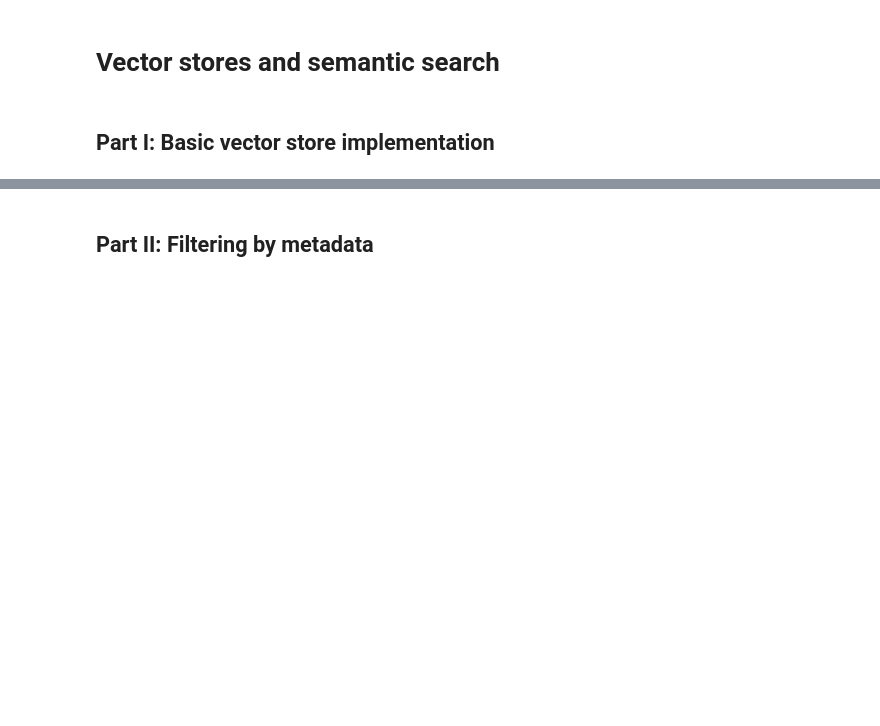
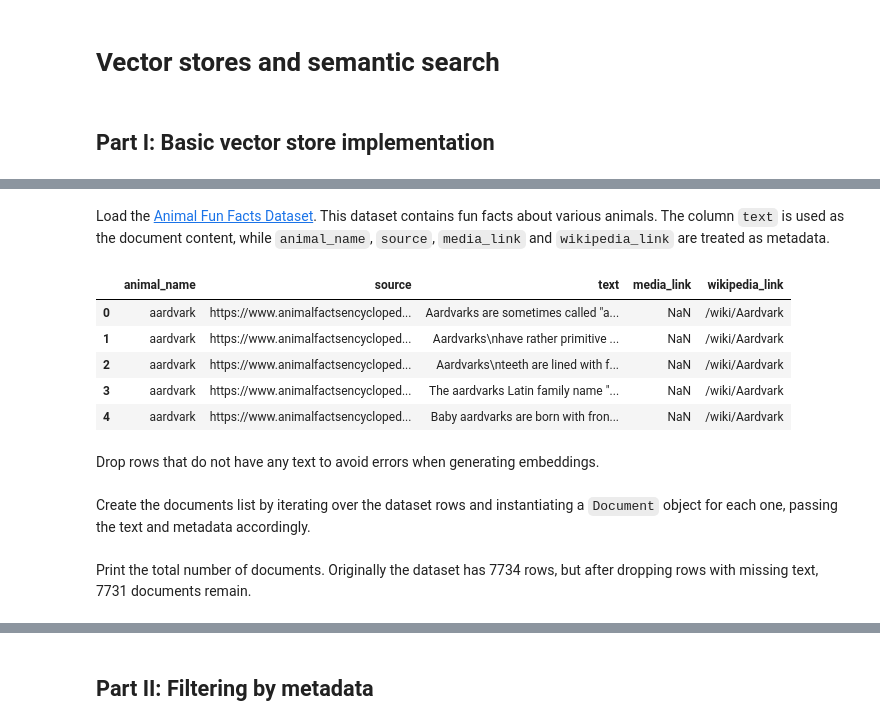
Before and after one commit to RenataSz4/Inteligencia-Computacional, a Jupyter notebook: 7. vector-stores/vectorstore.ipynb, the cells around one changed output, grey strips where cells are left out. Saved outputs shown, nothing was run; the diff lists cells and outputs as text; code cells hidden in the pictures; blank space fills up the shorter version.

```diff
--- a/7. vector-stores/vectorstore.ipynb
+++ b/7. vector-stores/vectorstore.ipynb
@@ -28,0 +57,16 @@ class VectorStore:
+# %% [markdown]
+Load the [Animal Fun Facts Dataset](https://github.com/ekohrt/animal-fun-facts-dataset). This dataset contains fun facts about various animals. The column `text` is used as the document content, while `animal_name`, `source`, `media_link` and `wikipedia_link` are
+treated as metadata.
+# %%
+df = pd.read_csv("data/animal-fun-facts-dataset.csv")
+
+df.head()
+# %% [output]
+|  | animal_name | source | text | media_link | wikipedia_link |
+| 0 | aardvark | https://www.animalfactsencycloped... | Aardvarks are sometimes called "a... | NaN | /wiki/Aardvark |
+| 1 | aardvark | https://www.animalfactsencycloped... | Aardvarks\nhave rather primitive ... | NaN | /wiki/Aardvark |
+| 2 | aardvark | https://www.animalfactsencycloped... | Aardvarks\nteeth are lined with f... | NaN | /wiki/Aardvark |
+| 3 | aardvark | https://www.animalfactsencycloped... | The aardvarks Latin family name "... | NaN | /wiki/Aardvark |
+| 4 | aardvark | https://www.animalfactsencycloped... | Baby aardvarks are born with fron... | NaN | /wiki/Aardvark |
+# %% [markdown]
+Drop rows that do not have any text to avoid errors when generating embeddings.
@@ -28,0 +75,2 @@ class VectorStore:
+# %% [markdown]
+Create the documents list by iterating over the dataset rows and instantiating a `Document` object for each one, passing the text and metadata accordingly.
@@ -28,0 +89,3 @@ class VectorStore:
+# %% [markdown]
+Print the total number of documents. Originally the dataset has 7734 rows,
+but after dropping rows with missing text, 7731 documents remain.
```
Also changed, not shown: parts of 33 cells of this notebook.
